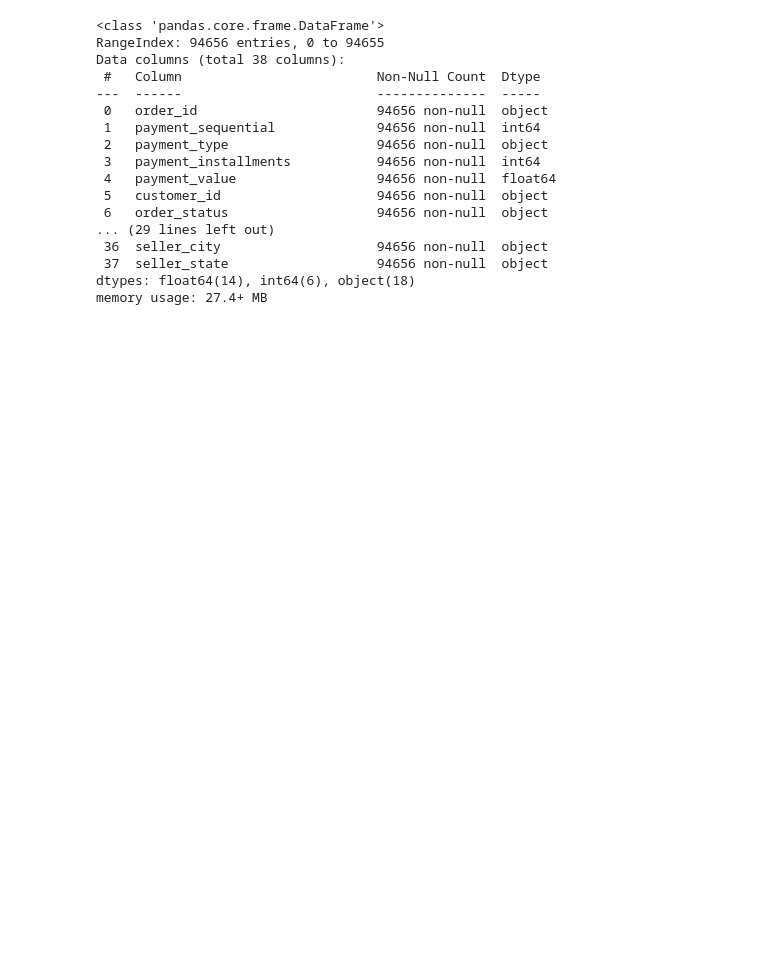
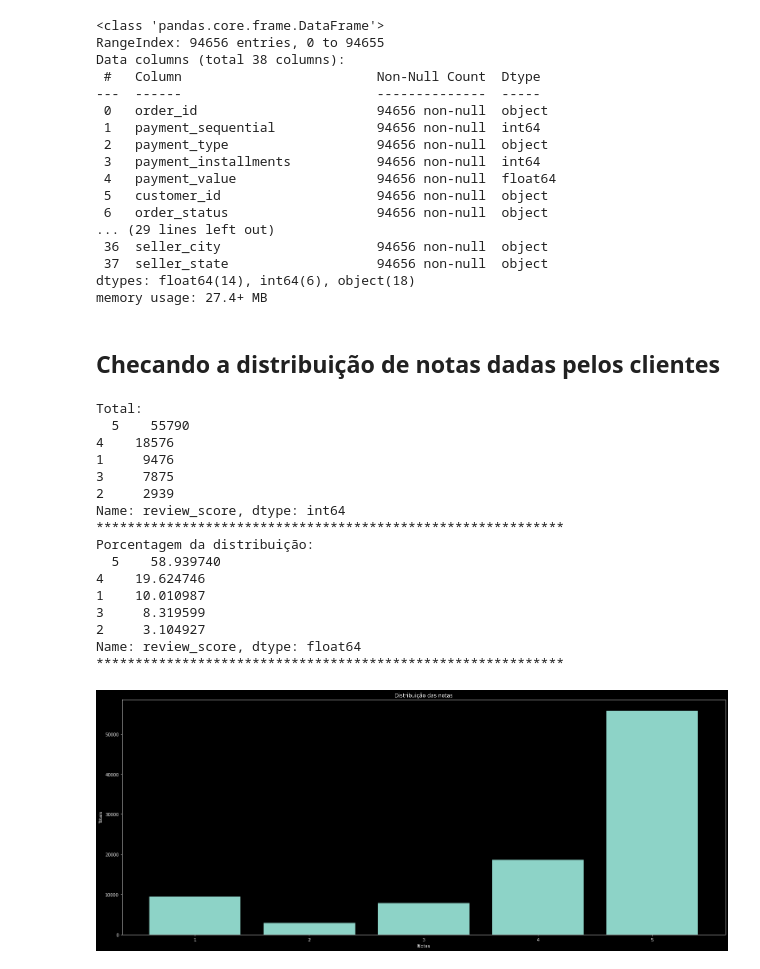
Before and after one commit to carlossrb/py-projects, a Jupyter notebook: src/ecommerces/ecommerces.ipynb, the cells around one changed output. Drawn from its saved outputs; the diff is of its cells as text; code cells hidden in the pictures; blank space fills up the shorter version.

```diff
--- a/src/ecommerces/ecommerces.ipynb
+++ b/src/ecommerces/ecommerces.ipynb
@@ -41,3 +41,41 @@ Data columns (total 38 columns):
  37  seller_state                   94656 non-null  object
 dtypes: float64(14), int64(6), object(18)
 memory usage: 27.4+ MB
+# %% [markdown]
+<h2>Checando a distribuição de notas dadas pelos clientes</h2>
+# %%
+print("Total:\n ", data["review_score"].value_counts())
+print("**"*30)
+print("Porcentagem da distribuição:\n ", 100 *
+      data["review_score"].value_counts(normalize=True))
+print("**"*30)
+
+plt.style.use('dark_background')
+plt.figure(figsize = (25,10))
+base_color = sns.color_palette()[0]
+
+plt.bar(data["review_score"].value_counts().index,
+        data["review_score"].value_counts(), color=base_color)
+
+plt.xlabel("Notas")
+plt.ylabel("Totais")
+plt.title("Distribuição das notas")
+plt.show()
+# %% [output]
+Total:
+  5    55790
+4    18576
+1     9476
+3     7875
+2     2939
+Name: review_score, dtype: int64
+************************************************************
+Porcentagem da distribuição:
+  5    58.939740
+4    19.624746
+1    10.010987
+3     8.319599
+2     3.104927
+Name: review_score, dtype: float64
+************************************************************
+[figure, added]
```
Also changed, not shown: parts of 18 cells of this notebook, 1 other file.
